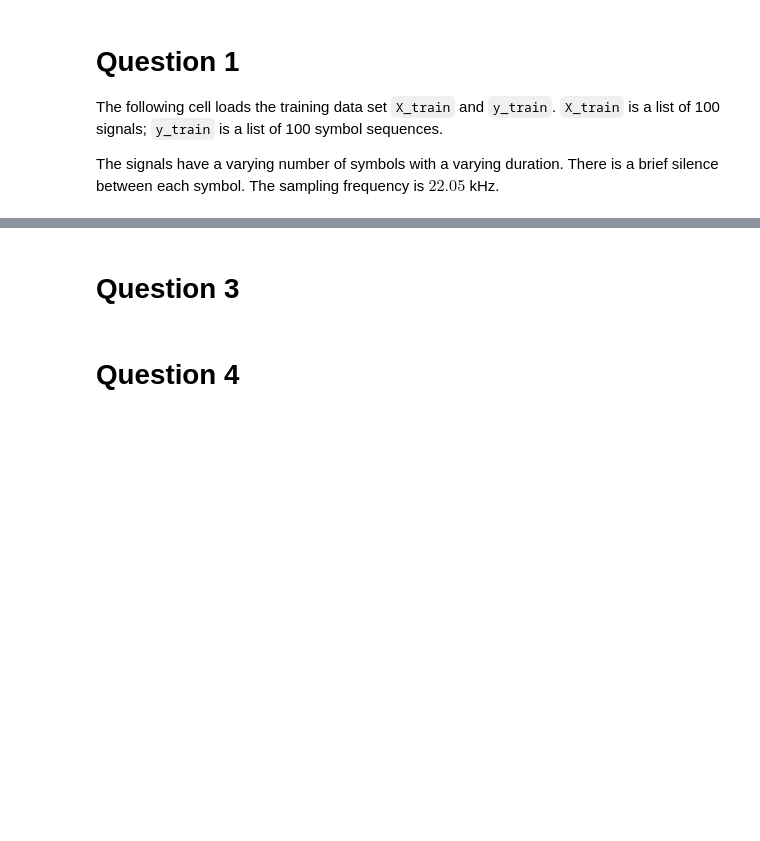
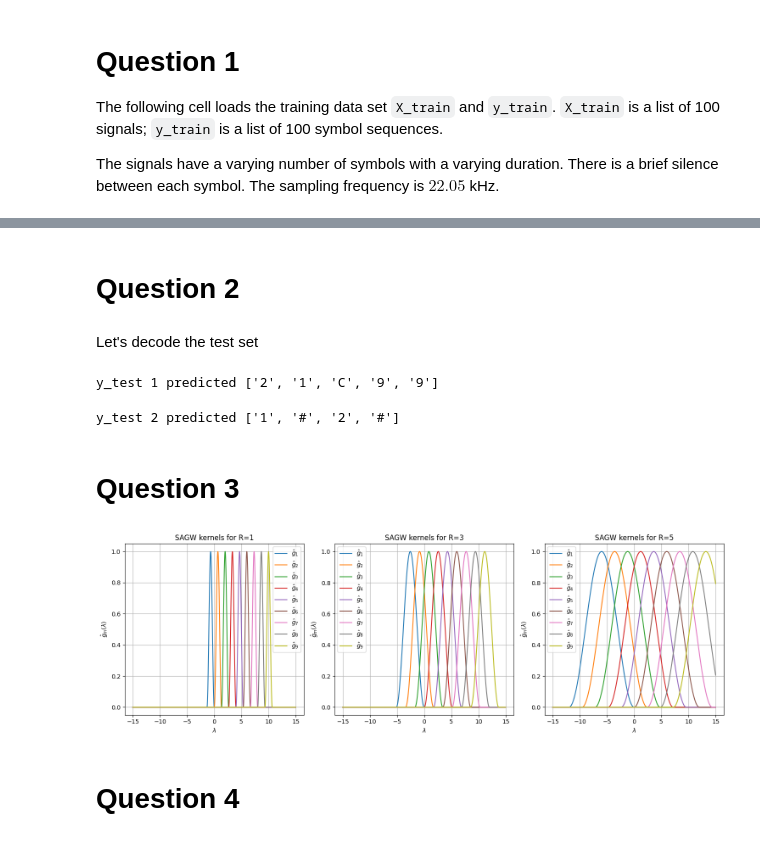
Before and after one commit to wadimoughanim/hw3mlts, a Jupyter notebook: Assignment 3.ipynb, the cells around one changed output, grey strips where cells are left out. Cells and saved outputs as stored; diff of their text form; code cells hidden in the pictures; blank space fills up the shorter version.

```diff
--- a/Assignment 3.ipynb
+++ b/Assignment 3.ipynb
@@ -340,5 +195,61 @@ X_test = np.load("X_test.npy", allow_pickle=True).tolist()
+# %% [markdown]
+# Question 2
+# %% [markdown]
+Let's decode the test set
+# %%
+X_test = np.load("X_test.npy", allow_pickle=True).tolist()
+y_test = np.load("y_test.npy", allow_pickle=True).tolist()
+
+signal = X_test[0]
+signal = np.array(signal)  # Convert to numpy array if it's not already
+f, t, Sxx = compute_spectrogram(signal)
+bkps = detect_changes(signal, penalty=0.5, model="rbf", jump=1, min_size=5)
+predicted_tones = classify_segments(signal, bkps, f, Sxx)
+print('y_test 1 predicted', predicted_tones)
+# %% [output]
+y_test 1 predicted ['2', '1', 'C', '9', '9']
+# %%
+signal = X_test[1]
+signal = np.array(signal)  # Convert to numpy array if it's not already
+f, t, Sxx = compute_spectrogram(signal)
+bkps = detect_changes(signal, penalty=0.5, model="rbf", jump=1, min_size=5)
+predicted_tones = classify_segments(signal, bkps, f, Sxx)
+print('y_test 2 predicted', predicted_tones)
+# %% [output]
+y_test 2 predicted ['1', '#', '2', '#']
 # %% [markdown]
 # Question 3
+# %%
+import numpy as np
+import matplotlib.pyplot as plt
+
+def sagw_kernel(lambd, R, lambda_n, M):
+    a = lambda_n / (M + 1 - R)
+    g_U = 0.5 * (1 + np.cos(2 * np.pi * (lambd / (a * R) + 0.5)))
+    return g_U * (lambd >= -R * a) * (lambd < 0)
+
+lambda_n = 12
+M = 9
+lambdas = np.linspace(-15, 15, 1000)
+
+R_values = [1, 3, 5]
+plt.figure(figsize=(15, 5))
+
+for idx, R in enumerate(R_values, 1):
+    plt.subplot(1, len(R_values), idx)
+    for m in range(M):
+        gm = sagw_kernel(lambdas - (lambda_n / (M + 1 - R)) * m, R, lambda_n, M)
+        plt.plot(lambdas, gm, label=f"$\hat{{g}}_{{{m+1}}}$")
+    plt.title(f"SAGW kernels for R={R}")
+    plt.xlabel("$\lambda$")
+    plt.ylabel("$\hat{g}_m(\lambda)$")
+    plt.grid(True)
+    plt.legend()
+
+plt.tight_layout()
+plt.show()
+# %% [output]
+[figure, added]
 # %% [markdown]
 # Question 4
 # %% [markdown]
```
Also changed, not shown: parts of 13 cells of this notebook, 10 other files.
